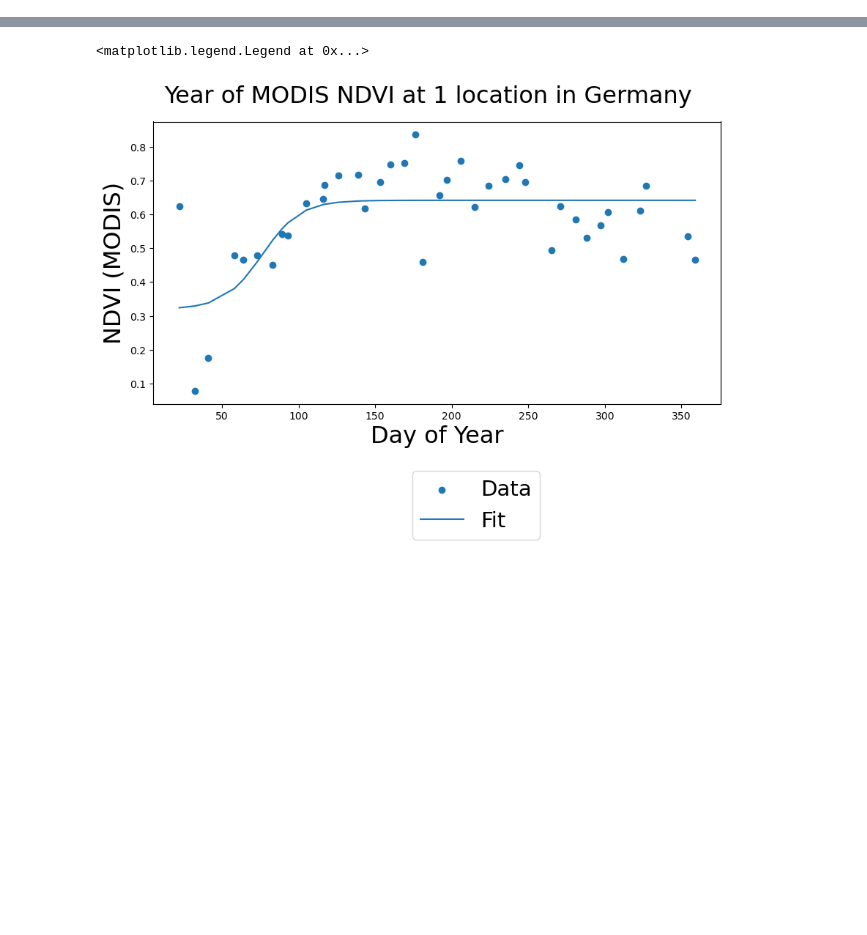
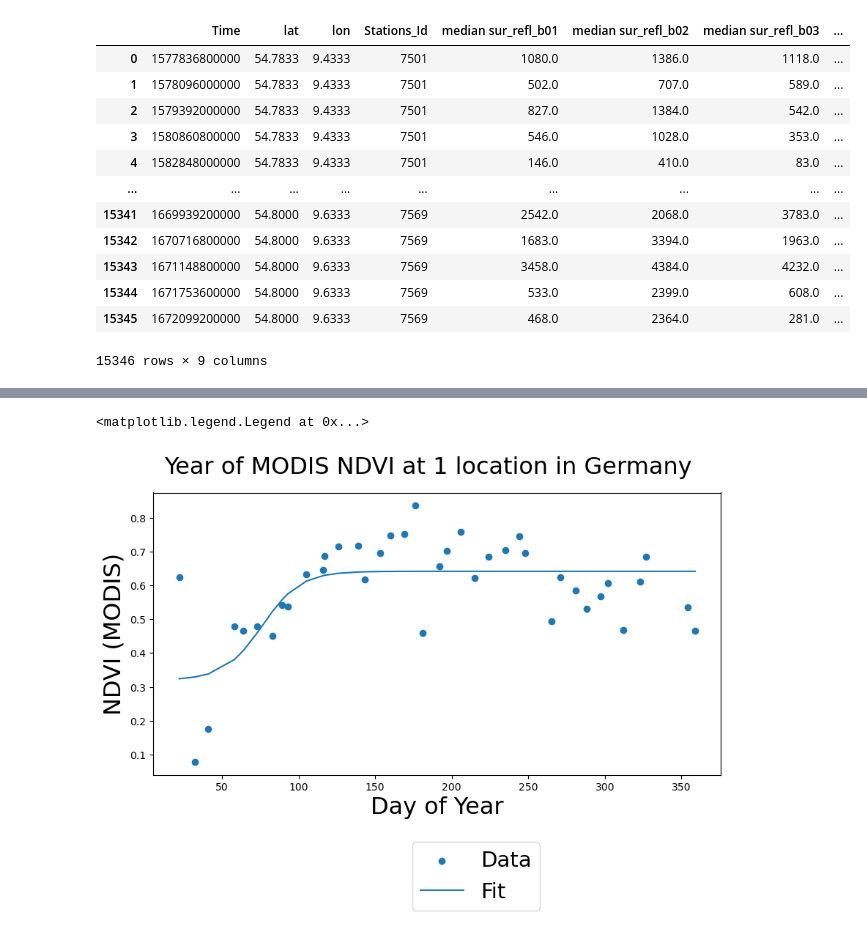
Before and after one commit to MartinP556/Satellite_Feature_Extraction, a Jupyter notebook: first_try_logit2.ipynb, the cells around one changed output, grey strips where cells are left out. Cells and saved outputs as stored; diff of their text form; code cells hidden in the pictures; blank space fills up the shorter version.

```diff
--- a/first_try_logit2.ipynb
+++ b/first_try_logit2.ipynb
@@ -265,0 +204,16 @@ ds.loc[:, ['lat', 'lon']].drop_duplicates()
+# %%
+ds['year'] = pd.DatetimeIndex(ds['formatted_time']).year
+# %% [output]
+|  | Time | lat | lon | Stations_Id | median sur_refl_b01 | median sur_refl_b02 | median sur_refl_b03 | ... |
+| 0 | 1577836800000 | 54.7833 | 9.4333 | 7501 | 1080.0 | 1386.0 | 1118.0 | ... |
+| 1 | 1578096000000 | 54.7833 | 9.4333 | 7501 | 502.0 | 707.0 | 589.0 | ... |
+| 2 | 1579392000000 | 54.7833 | 9.4333 | 7501 | 827.0 | 1384.0 | 542.0 | ... |
+| 3 | 1580860800000 | 54.7833 | 9.4333 | 7501 | 546.0 | 1028.0 | 353.0 | ... |
+| 4 | 1582848000000 | 54.7833 | 9.4333 | 7501 | 146.0 | 410.0 | 83.0 | ... |
+| ... | ... | ... | ... | ... | ... | ... | ... | ... |
+| 15341 | 1669939200000 | 54.8000 | 9.6333 | 7569 | 2542.0 | 2068.0 | 3783.0 | ... |
+| 15342 | 1670716800000 | 54.8000 | 9.6333 | 7569 | 1683.0 | 3394.0 | 1963.0 | ... |
+| 15343 | 1671148800000 | 54.8000 | 9.6333 | 7569 | 3458.0 | 4384.0 | 4232.0 | ... |
+| 15344 | 1671753600000 | 54.8000 | 9.6333 | 7569 | 533.0 | 2399.0 | 608.0 | ... |
+| 15345 | 1672099200000 | 54.8000 | 9.6333 | 7569 | 468.0 | 2364.0 | 281.0 | ... |
+15346 rows × 9 columns
```
Also changed, not shown: parts of 39 cells of this notebook, 5 other files.
